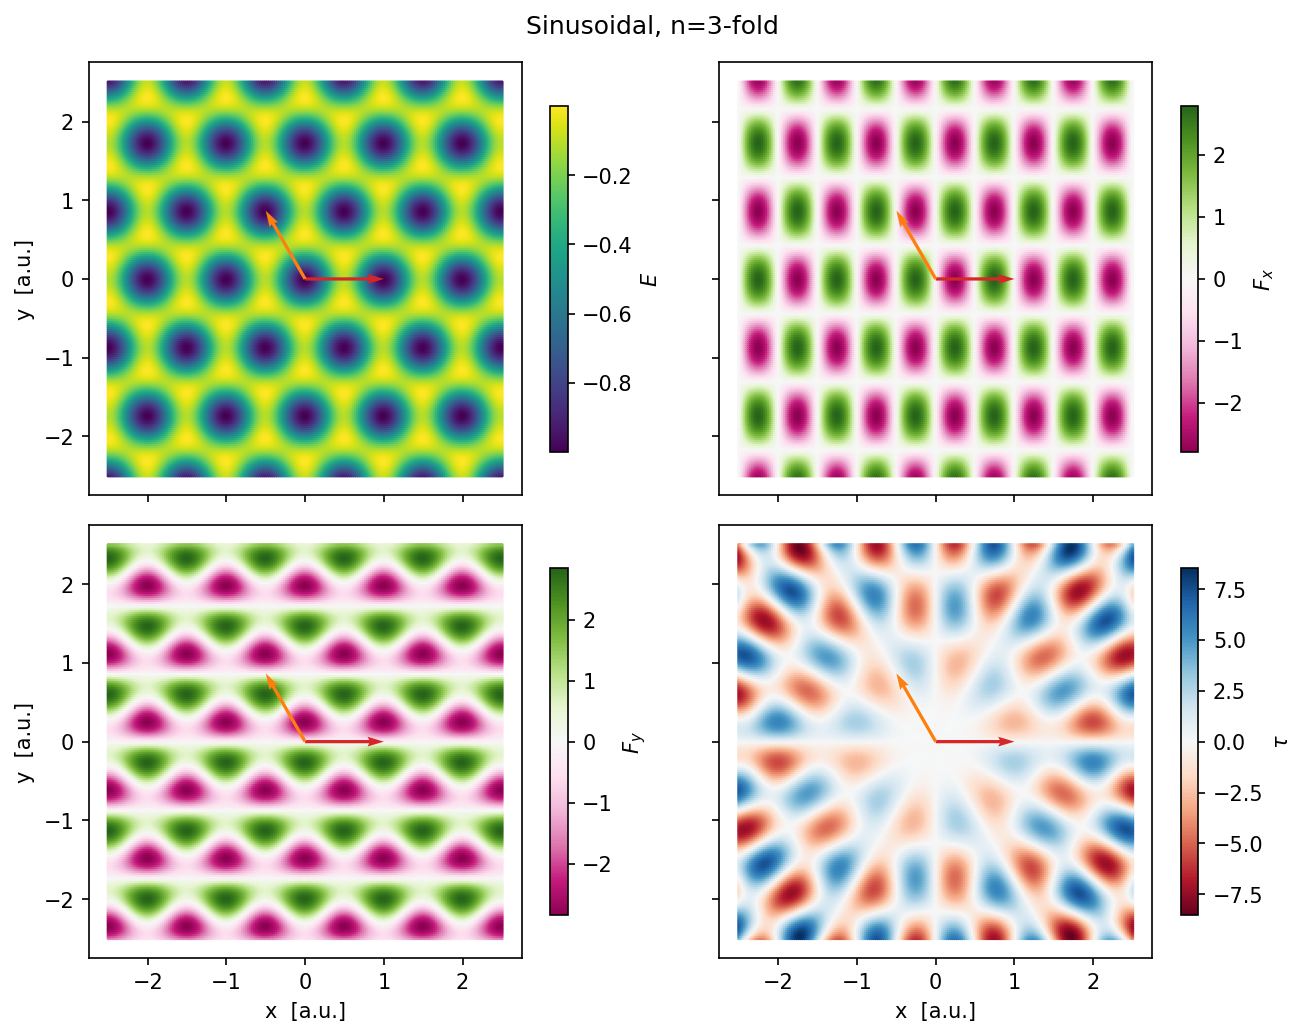
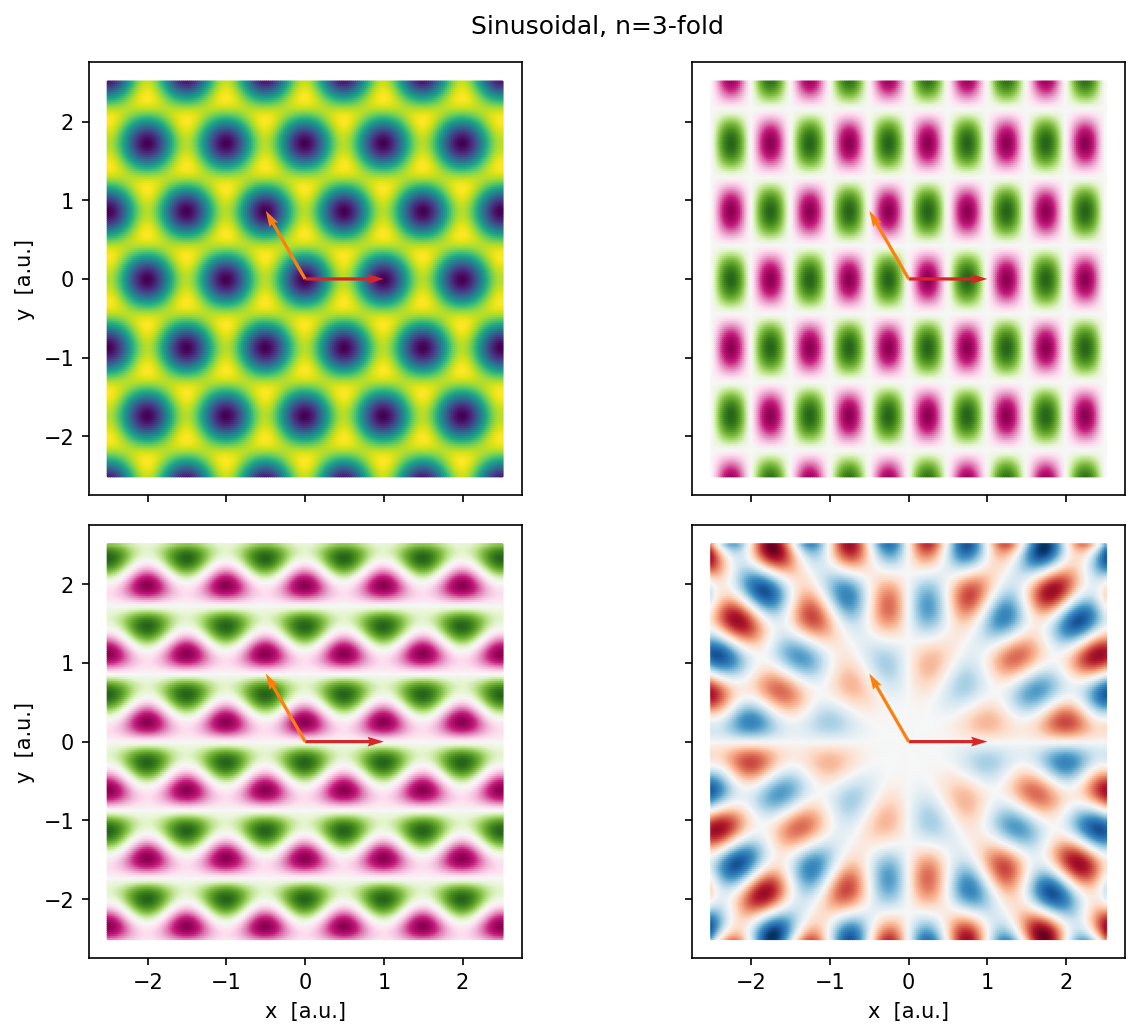
Unified diff of the notebook cell whose output changed from the first chart to the second:
--- before
+++ after
@@ -14,5 +14,5 @@
 ]:
     sc = ax.scatter(p[:,0], p[:,1], c=vals, s=s0, cmap=cmap, rasterized=True)
-    plt.colorbar(sc, ax=ax, label=label, shrink=0.8)
+    #plt.colorbar(sc, ax=ax, label=label, shrink=0.8)
     plot_lattice_vectors(ax, S)
     if sub_type != 'sin':

Commit: Bump to 0.1.3: